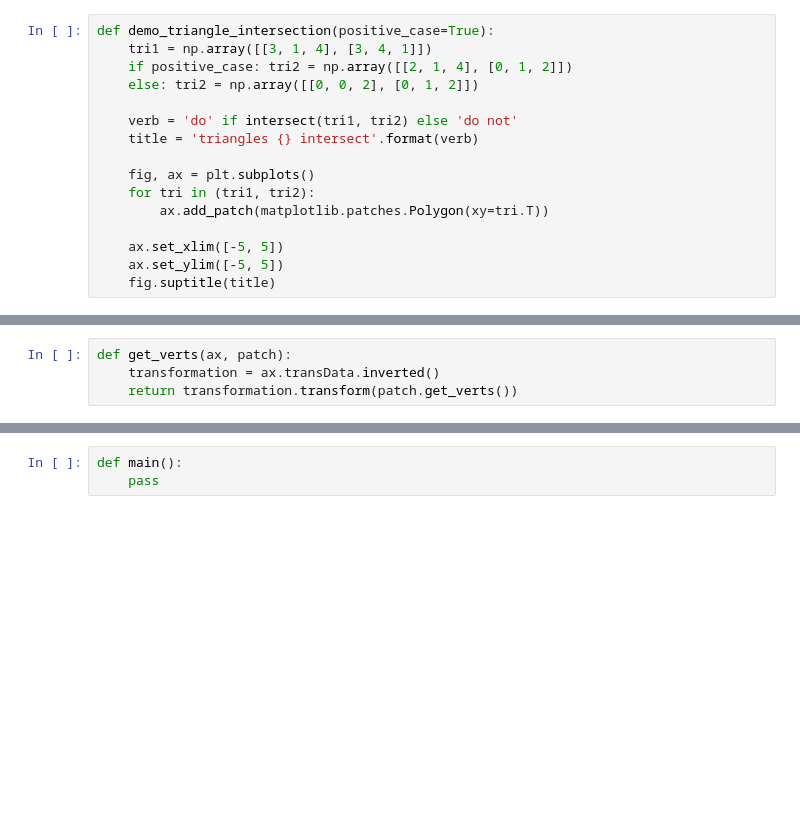
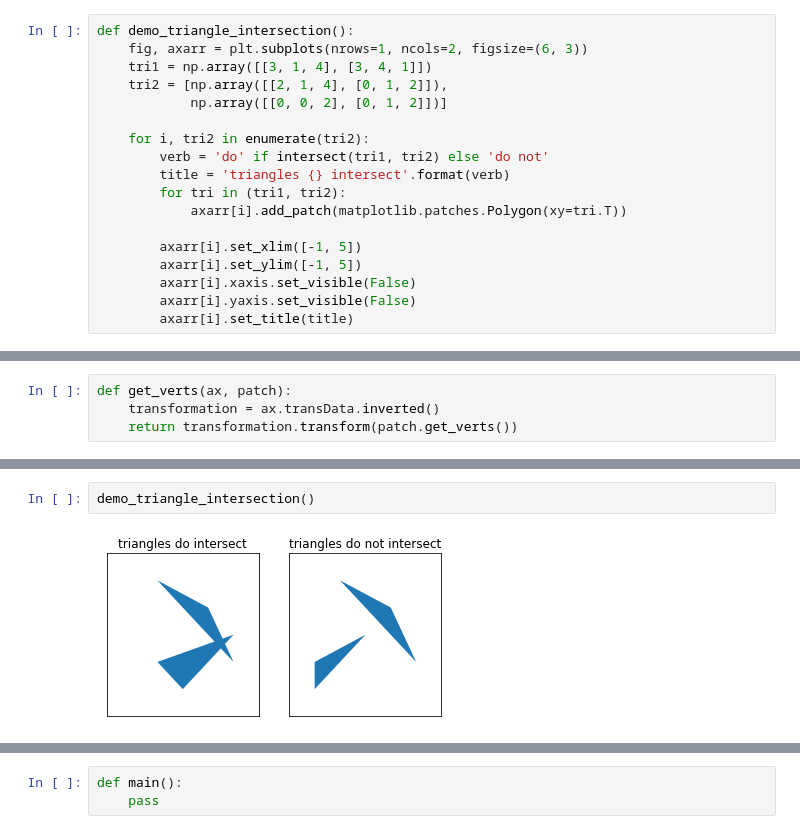
Before and after one commit to jhultman/Robotics, a Jupyter notebook: piano-mover/piano.ipynb, the cells around one changed output, grey strips where cells are left out. Cells and saved outputs as stored; diff of their text form; blank space fills up the shorter version.

```diff
--- a/piano-mover/piano.ipynb
+++ b/piano-mover/piano.ipynb
@@ -105,18 +106,20 @@ def plot_world(patches):
     plt.show()
     return ax
 # %%
-def demo_triangle_intersection(positive_case=True):
+def demo_triangle_intersection():
+    fig, axarr = plt.subplots(nrows=1, ncols=2, figsize=(6, 3))
     tri1 = np.array([[3, 1, 4], [3, 4, 1]])
-    if positive_case: tri2 = np.array([[2, 1, 4], [0, 1, 2]])
-    else: tri2 = np.array([[0, 0, 2], [0, 1, 2]])
+    tri2 = [np.array([[2, 1, 4], [0, 1, 2]]),
+            np.array([[0, 0, 2], [0, 1, 2]])]
 
-    verb = 'do' if intersect(tri1, tri2) else 'do not'
-    title = 'triangles {} intersect'.format(verb)
+    for i, tri2 in enumerate(tri2):
+        verb = 'do' if intersect(tri1, tri2) else 'do not'
+        title = 'triangles {} intersect'.format(verb)
+        for tri in (tri1, tri2):
+            axarr[i].add_patch(matplotlib.patches.Polygon(xy=tri.T))
 
-    fig, ax = plt.subplots()
-    for tri in (tri1, tri2):
-        ax.add_patch(matplotlib.patches.Polygon(xy=tri.T))
-
-    ax.set_xlim([-5, 5])
-    ax.set_ylim([-5, 5])
-    fig.suptitle(title)
+        axarr[i].set_xlim([-1, 5])
+        axarr[i].set_ylim([-1, 5])
+        axarr[i].xaxis.set_visible(False)
+        axarr[i].yaxis.set_visible(False)
+        axarr[i].set_title(title)
@@ -133 +232,5 @@ def get_verts(ax, patch):
+# %%
+demo_triangle_intersection()
+# %% [output]
+[figure, added]
 # %%
```
Also changed, not shown: parts of 16 cells of this notebook, 2 other files.
